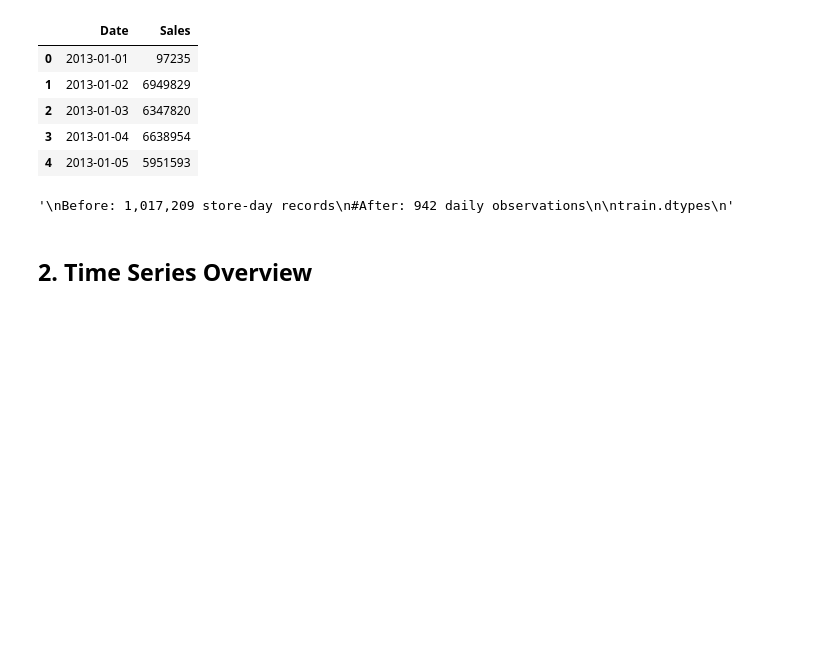
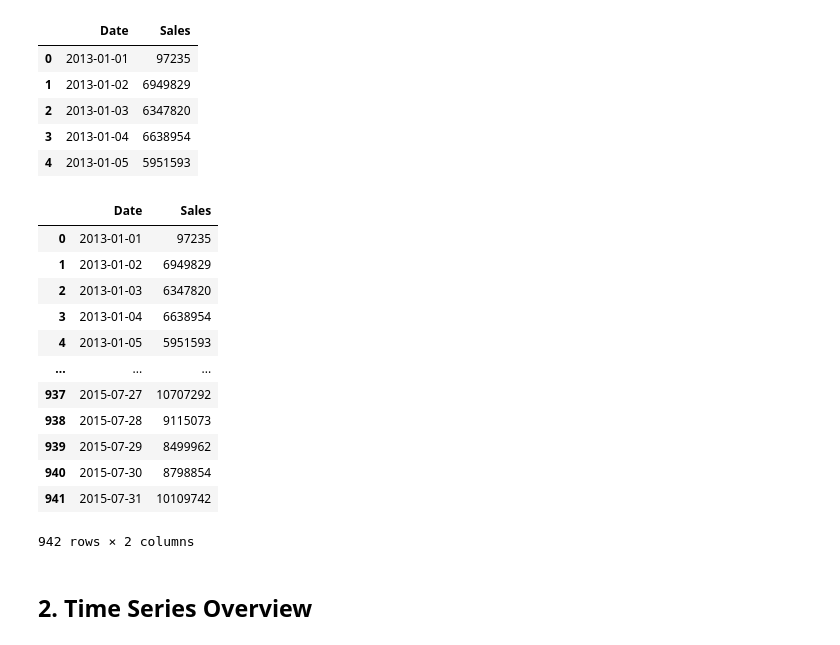
Before and after one commit to pradeepv777/retail-demand-forecast-api, a Jupyter notebook: notebooks/02_forecasting_classical.ipynb, the cells around one changed output. Drawn from its saved outputs; the diff is of its cells as text; code cells hidden in the pictures; blank space fills up the shorter version.

Commit message:
feat: add EDA and initial classical forecasting notebooks for Rossmann store sales

```diff
--- a/notebooks/02_forecasting_classical.ipynb
+++ b/notebooks/02_forecasting_classical.ipynb
@@ -29,12 +29,26 @@ daily_sales.head()
 # %%
 """
 Before: 1,017,209 store-day records
 #After: 942 daily observations
 
 train.dtypes
 """
+
+daily_sales
 # %% [output]
+|  | Date | Sales |
+| 0 | 2013-01-01 | 97235 |
+| 1 | 2013-01-02 | 6949829 |
+| 2 | 2013-01-03 | 6347820 |
+| 3 | 2013-01-04 | 6638954 |
+| 4 | 2013-01-05 | 5951593 |
+| ... | ... | ... |
+| 937 | 2015-07-27 | 10707292 |
+| 938 | 2015-07-28 | 9115073 |
+| 939 | 2015-07-29 | 8499962 |
+| 940 | 2015-07-30 | 8798854 |
+| 941 | 2015-07-31 | 10109742 |
-'\nBefore: 1,017,209 store-day records\n#After: 942 daily observations\n\ntrain.dtypes\n'
+942 rows × 2 columns
 # %% [markdown]
 ## 2. Time Series Overview
 # %%
```
Also changed, not shown: parts of 10 cells of this notebook, 1 other file.
